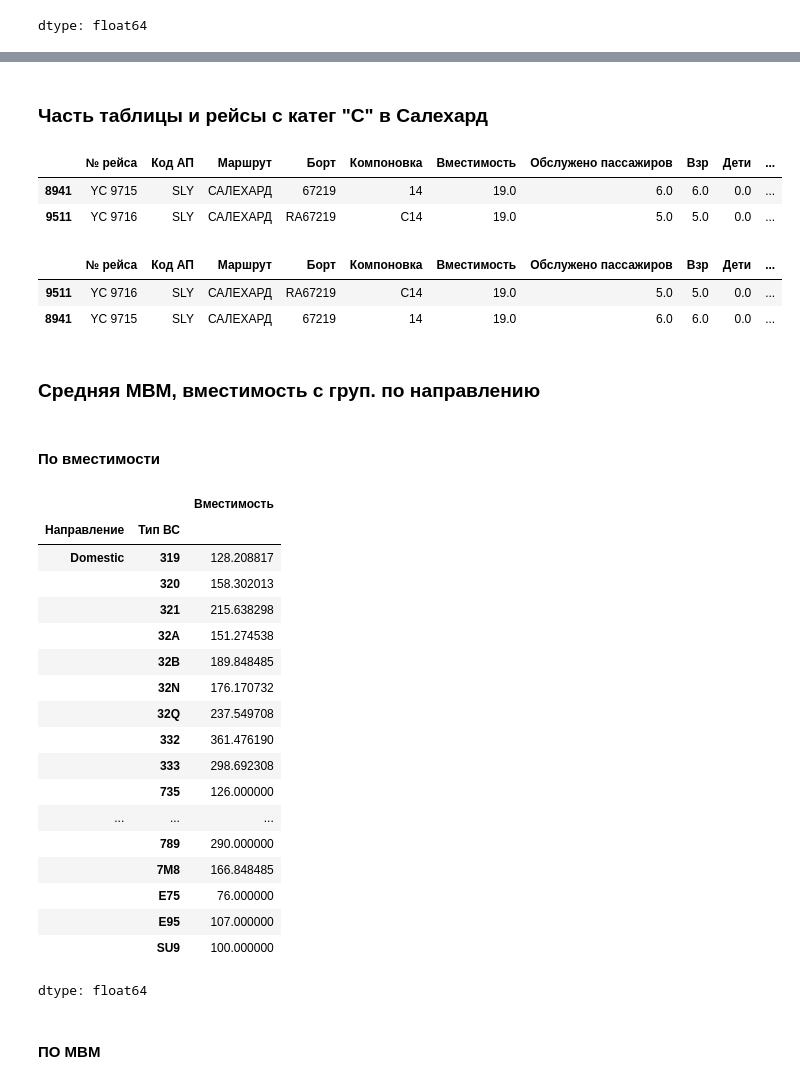
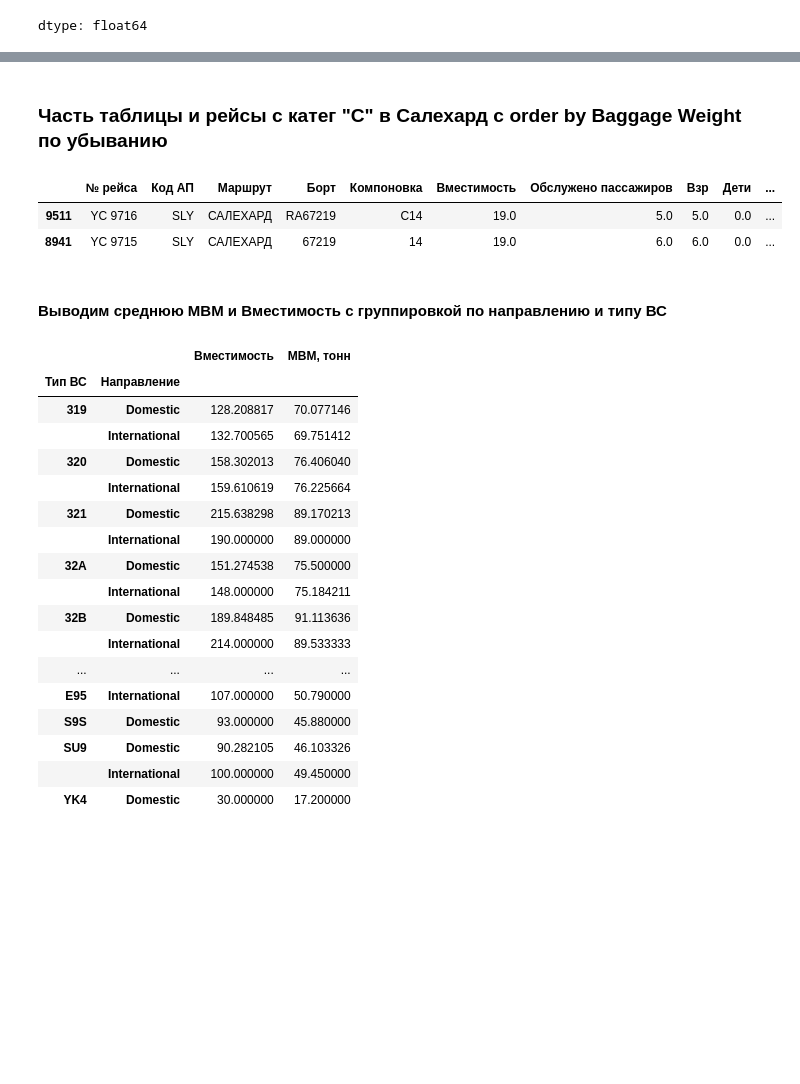
Before and after one commit to trxmaschine/homewrks, a Jupyter notebook: Home_works_2.ipynb, the cells around one changed output, grey strips where cells are left out. Cells and saved outputs as stored; diff of their text form; code cells hidden in the pictures; blank space fills up the shorter version.

```diff
--- a/Home_works_2.ipynb
+++ b/Home_works_2.ipynb
@@ -181,43 +146,32 @@ dtype: float64
 # %% [markdown]
-### Часть таблицы и рейсы с катег "С" в Салехард
+### Часть таблицы и рейсы с катег "С" в Салехард с order by Baggage Weight по убыванию
 # %%
-df4 = df1[(df1['Катег'] == 'C') & (df1['Маршрут'] == 'САЛЕХАРД')]
-df4.head()
+df4 = df[(df['Катег'] == 'C') & (df['Маршрут'] == 'САЛЕХАРД')]
+df4.sort_values(by=['Baggage Weight'], ascending=[False])
 # %% [output]
 |  | № рейса | Код АП | Маршрут | Борт | Компоновка | Вместимость | Обслужено пассажиров | Взр | Дети | ... |
+| 9511 | YC 9716 | SLY | САЛЕХАРД | RA67219 | C14 | 19.0 | 5.0 | 5.0 | 0.0 | ... |
 | 8941 | YC 9715 | SLY | САЛЕХАРД | 67219 | 14 | 19.0 | 6.0 | 6.0 | 0.0 | ... |
-| 9511 | YC 9716 | SLY | САЛЕХАРД | RA67219 | C14 | 19.0 | 5.0 | 5.0 | 0.0 | ... |
-# %%
-df4.sort_values(by=['Baggage Weight'], ascending=[False])
-# %% [output]
-|  | № рейса | Код АП | Маршрут | Борт | Компоновка | Вместимость | Обслужено пассажиров | Взр | Дети | ... |
-| 9511 | YC 9716 | SLY | САЛЕХАРД | RA67219 | C14 | 19.0 | 5.0 | 5.0 | 0.0 | ... |
-| 8941 | YC 9715 | SLY | САЛЕХАРД | 67219 | 14 | 19.0 | 6.0 | 6.0 | 0.0 | ... |
 # %% [markdown]
-### Средняя МВМ, вместимость с груп. по направлению
+#### Выводим среднюю МВМ и Вместимость с группировкой по направлению и типу ВС
-# %% [markdown]
-#### По вместимости
 # %%
-df.groupby(["Направление","Тип ВС"])["Вместимость"].mean()
+df1.groupby(["Тип ВС","Направление"])[["Вместимость","МВМ, тонн"]].mean()
 # %% [output]
-|  |  | Вместимость |
-| Направление | Тип ВС |  |
-| Domestic | 319 | 128.208817 |
-|  | 320 | 158.302013 |
-|  | 321 | 215.638298 |
-|  | 32A | 151.274538 |
-|  | 32B | 189.848485 |
-|  | 32N | 176.170732 |
-|  | 32Q | 237.549708 |
-|  | 332 | 361.476190 |
-|  | 333 | 298.692308 |
-|  | 735 | 126.000000 |
-| ... | ... | ... |
-|  | 789 | 290.000000 |
-|  | 7M8 | 166.848485 |
-|  | E75 | 76.000000 |
-|  | E95 | 107.000000 |
-|  | SU9 | 100.000000 |
+|  |  | Вместимость | МВМ, тонн |
+| Тип ВС | Направление |  |  |
+| 319 | Domestic | 128.208817 | 70.077146 |
+|  | International | 132.700565 | 69.751412 |
+| 320 | Domestic | 158.302013 | 76.406040 |
+|  | International | 159.610619 | 76.225664 |
+| 321 | Domestic | 215.638298 | 89.170213 |
+|  | International | 190.000000 | 89.000000 |
+| 32A | Domestic | 151.274538 | 75.500000 |
+|  | International | 148.000000 | 75.184211 |
+| 32B | Domestic | 189.848485 | 91.113636 |
+|  | International | 214.000000 | 89.533333 |
+| ... | ... | ... | ... |
+| E95 | International | 107.000000 | 50.790000 |
+| S9S | Domestic | 93.000000 | 45.880000 |
+| SU9 | Domestic | 90.282105 | 46.103326 |
+|  | International | 100.000000 | 49.450000 |
+| YK4 | Domestic | 30.000000 | 17.200000 |
-dtype: float64
-# %% [markdown]
-#### ПО МВМ
```
Also changed, not shown: parts of 20 cells of this notebook.
